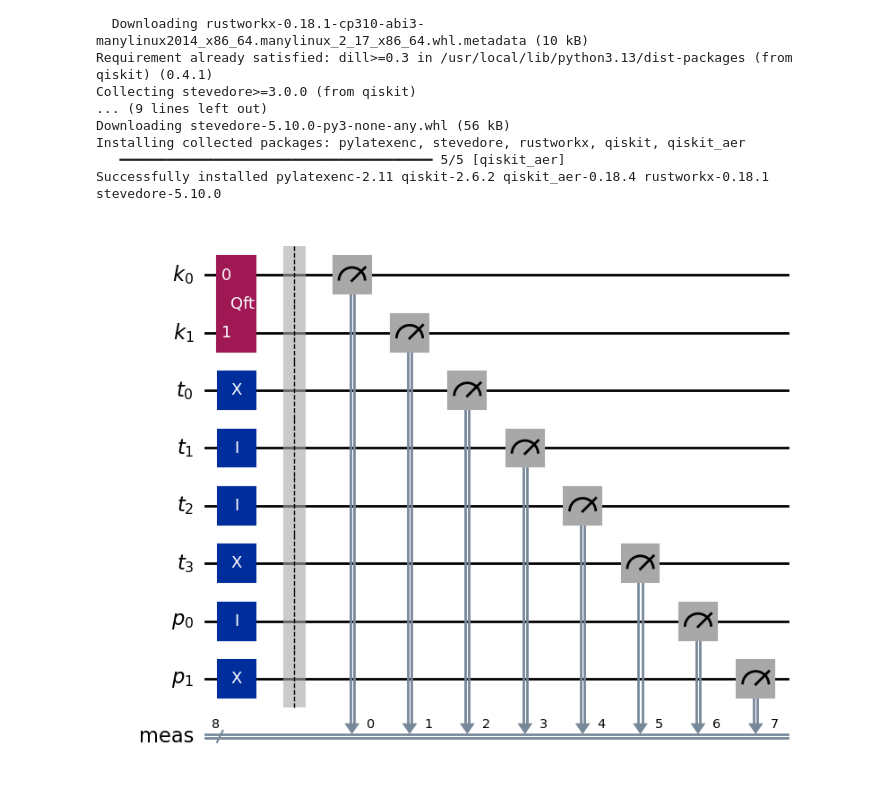
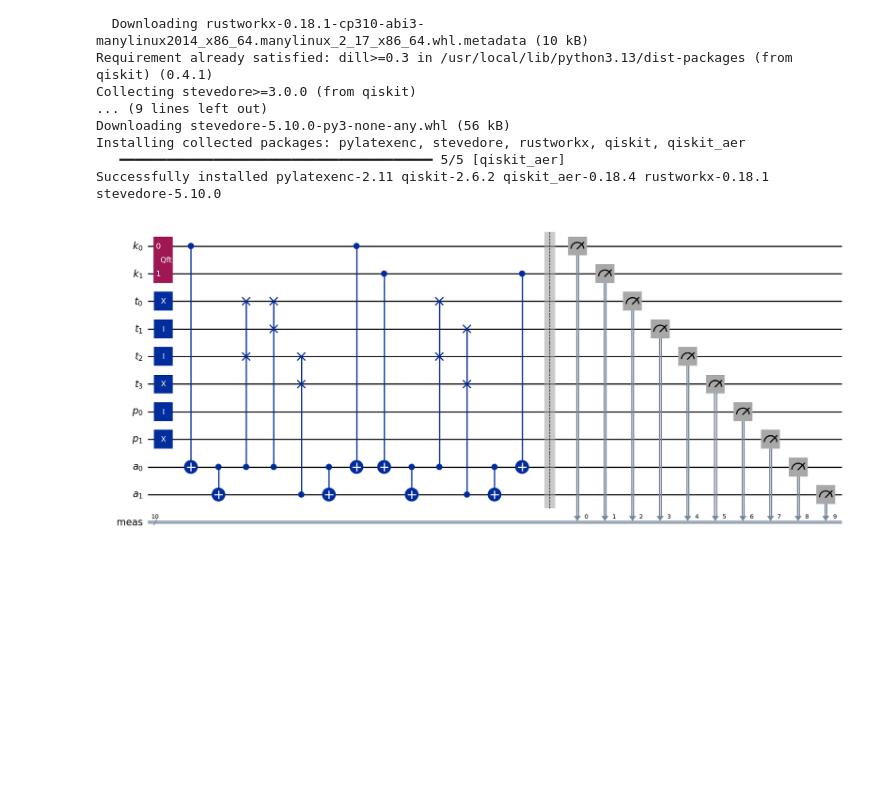
Before and after one commit to bonobobit/qff2026, a Jupyter notebook: string_matching.ipynb, the cells around one changed output. Cells and saved outputs as stored; diff of their text form; code cells hidden in the pictures; blank space fills up the shorter version.

```diff
--- a/string_matching.ipynb
+++ b/string_matching.ipynb
@@ -66,50 +66,60 @@ for i in range(M):
   elif P[i] == "0":
     qc.id(reg_P[i])
   else:
     print("Errore nella codifica del pattern")
 
 # 2a. Usiamo la Quantum Fourier Transform per mettere in superposizione i k
 qc.append(QFTGate(n), range(n))
 
 # 2b. Implementiamo lo shift ciclico
 
-# Copiamo il k di controllo nei registri ancilla.
-# Invece di fare una copia lineare una alla volta,
-# possiamo usare una struttura ad albero per velocizzare
+# Usiamo degli ancilla qubit per copiare il valore k
+# e usarlo in parallelo su diversi CNOT
 def copy_ancilla_tree(qc, control, reg_A):
-  # primo passo
-  qc.cx(control, reg_A[i])
-  copied = 1 # contiamo i qubit copiati
-  while copied < len(reg_A): # finché non li abbiamo ancora copiati tutti
-    for i in range(copied): # parte un ramo da ognuno già copiato
+  # primo passo: copiamo dal controllo al primo ancilla
+  qc.cx(control, reg_A[0])
+
+  copied = 1
+  while copied < len(reg_A):
+    for i in range(copied):
       if (i + copied) < len(reg_A):
         qc.cx(reg_A[i], reg_A[copied + i])
     copied *= 2
 
-def reset_ancilla():
-# da implementare, reset a 0 di tutti i qubit
+def reset_ancilla_tree(qc, control, reg_A):
+  # Partiamo dall'ultimo livello dell'albero e torniamo indietro per pulire reg_A
+  step = 1
+  while step * 2 < len(reg_A):
+    step *= 2
 
+  while step >= 1:
+    for i in range(step - 1, -1, -1):
+      if (i + step) < len(reg_A):
+        qc.cx(reg_A[i], reg_A[step + i])
+    step //= 2
 
+  qc.cx(control, reg_A[0])
 
-# (!) Per questo algoritmo assumiamo N = 2^p, con p in N,
-# non per forza N = 2^n ma comunque una potenza di 2.
-
+# Shift ciclico
 for z in range(n):
   k = 2**z
-  # i sono gli strati paralleli, j i blocchi in cui si divide il registro
-  # e x l'elemento del blocco (nella prima metà)
-  copy_ancilla_tree(qc, reg_K[z], reg_A) # copia k in reg_A propagando ad albero
+  copy_ancilla_tree(qc, reg_K[z], reg_A) # copia k in reg_A
+
+  # i = strati paralleli, j = blocchi, x = elementi dei blocchi (prima metà)
   for i in range(int(np.log2(N)-np.log2(k)), 0, -1): # ordine inverso perché leftward
-    anc_id = 0 # partiamo dalla prima ancilla ad ogni strato i
+    anc_id = 0
     for j in range(N//((2**i)*k)):
       for x in range(j*k*(2**i), (j*(2**i)+1)*k):
         qc.cswap(reg_A[anc_id], reg_T[x], reg_T[x+(2**(i-1))*k])
-        anc_id += 1 # andiamo alla prossima ancilla per il prossimo controllo parallelo
-  reset_ancilla()
+        anc_id += 1
 
+  reset_ancilla_tree(qc, reg_K[z], reg_A) # ripulisce reg_A per il giro dopo
+
+
+# 3. Compariamo i primi M caratteri di T nei diversi cicli con P
 
 
 qc.measure_all()
 qc.draw('mpl')
 # %% [output]
-[figure, old version]
+[figure, new version]
```
